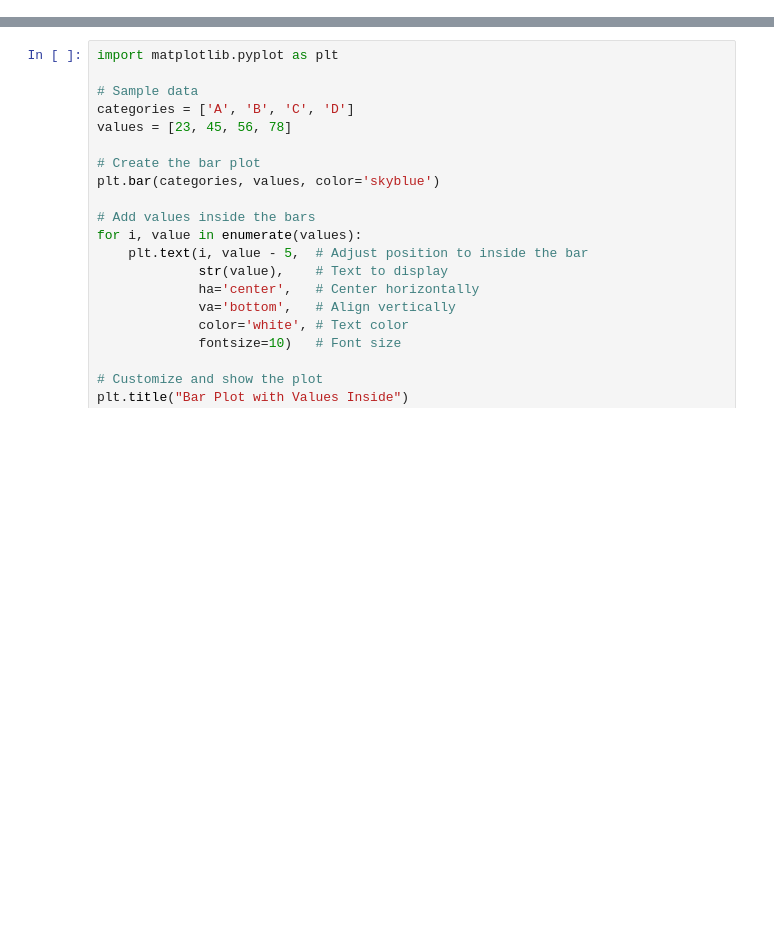
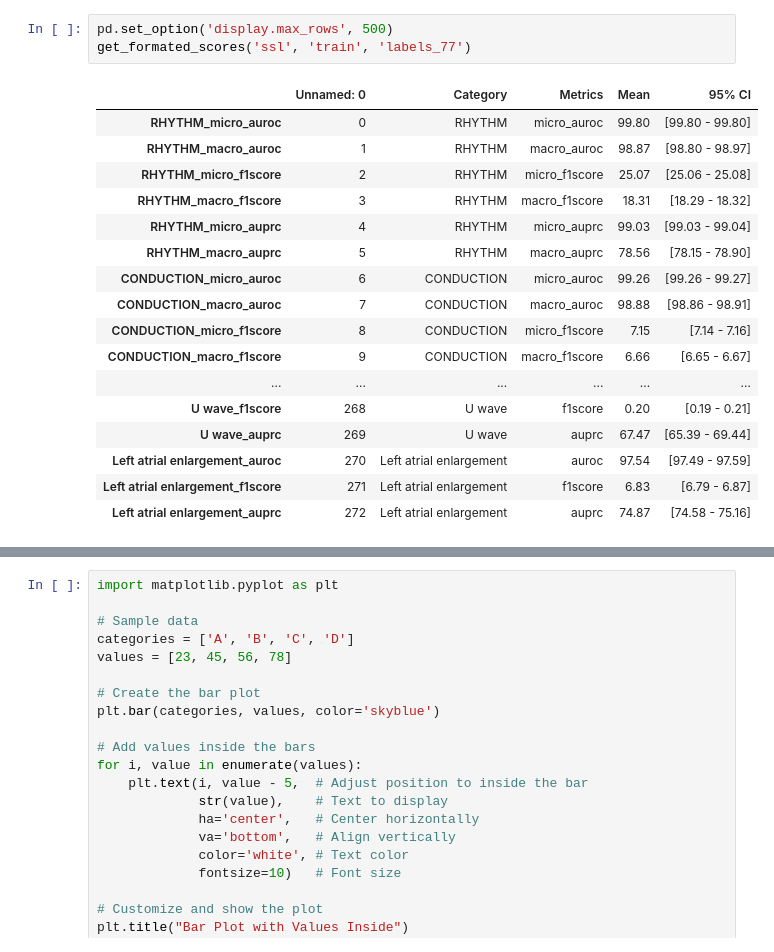
Before and after one commit to HeartWise-AI/fairseq-signals, a Jupyter notebook: metrics.ipynb, the cells around one changed output, grey strips where cells are left out. Cells and saved outputs as stored; diff of their text form; blank space fills up the shorter version.

```diff
--- a/metrics.ipynb
+++ b/metrics.ipynb
@@ -390,0 +266,21 @@ for cat, title in categories.items():
+# %%
+pd.set_option('display.max_rows', 500)
+get_formated_scores('ssl', 'train', 'labels_77')
+# %% [output]
+|  | Unnamed: 0 | Category | Metrics | Mean | 95% CI |
+| RHYTHM_micro_auroc | 0 | RHYTHM | micro_auroc | 99.80 | [99.80 - 99.80] |
+| RHYTHM_macro_auroc | 1 | RHYTHM | macro_auroc | 98.87 | [98.80 - 98.97] |
+| RHYTHM_micro_f1score | 2 | RHYTHM | micro_f1score | 25.07 | [25.06 - 25.08] |
+| RHYTHM_macro_f1score | 3 | RHYTHM | macro_f1score | 18.31 | [18.29 - 18.32] |
+| RHYTHM_micro_auprc | 4 | RHYTHM | micro_auprc | 99.03 | [99.03 - 99.04] |
+| RHYTHM_macro_auprc | 5 | RHYTHM | macro_auprc | 78.56 | [78.15 - 78.90] |
+| CONDUCTION_micro_auroc | 6 | CONDUCTION | micro_auroc | 99.26 | [99.26 - 99.27] |
+| CONDUCTION_macro_auroc | 7 | CONDUCTION | macro_auroc | 98.88 | [98.86 - 98.91] |
+| CONDUCTION_micro_f1score | 8 | CONDUCTION | micro_f1score | 7.15 | [7.14 - 7.16] |
+| CONDUCTION_macro_f1score | 9 | CONDUCTION | macro_f1score | 6.66 | [6.65 - 6.67] |
+| ... | ... | ... | ... | ... | ... |
+| U wave_f1score | 268 | U wave | f1score | 0.20 | [0.19 - 0.21] |
+| U wave_auprc | 269 | U wave | auprc | 67.47 | [65.39 - 69.44] |
+| Left atrial enlargement_auroc | 270 | Left atrial enlargement | auroc | 97.54 | [97.49 - 97.59] |
+| Left atrial enlargement_f1score | 271 | Left atrial enlargement | f1score | 6.83 | [6.79 - 6.87] |
+| Left atrial enlargement_auprc | 272 | Left atrial enlargement | auprc | 74.87 | [74.58 - 75.16] |
```
Also changed, not shown: parts of 49 cells of this notebook, 30 other files.
